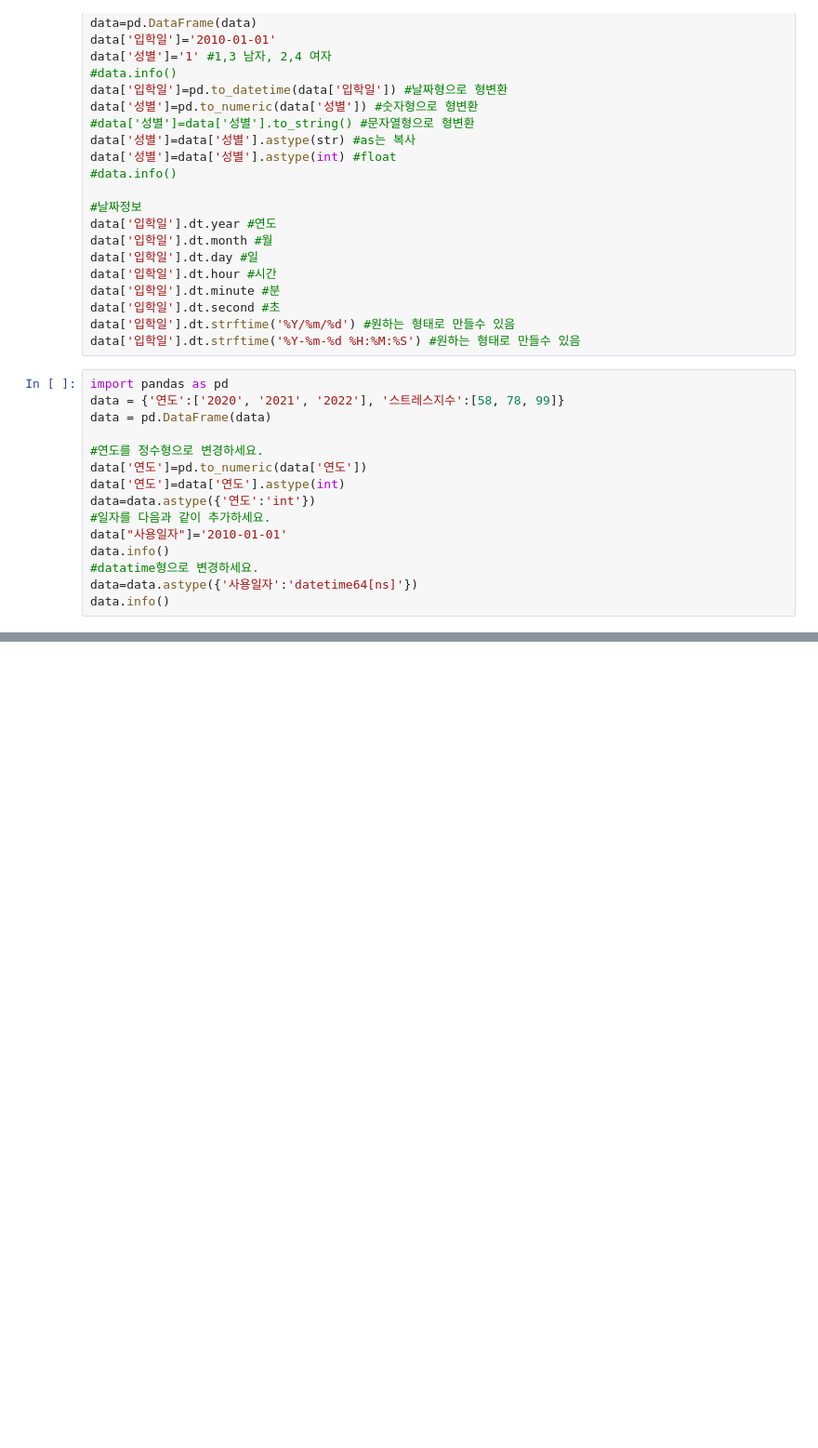
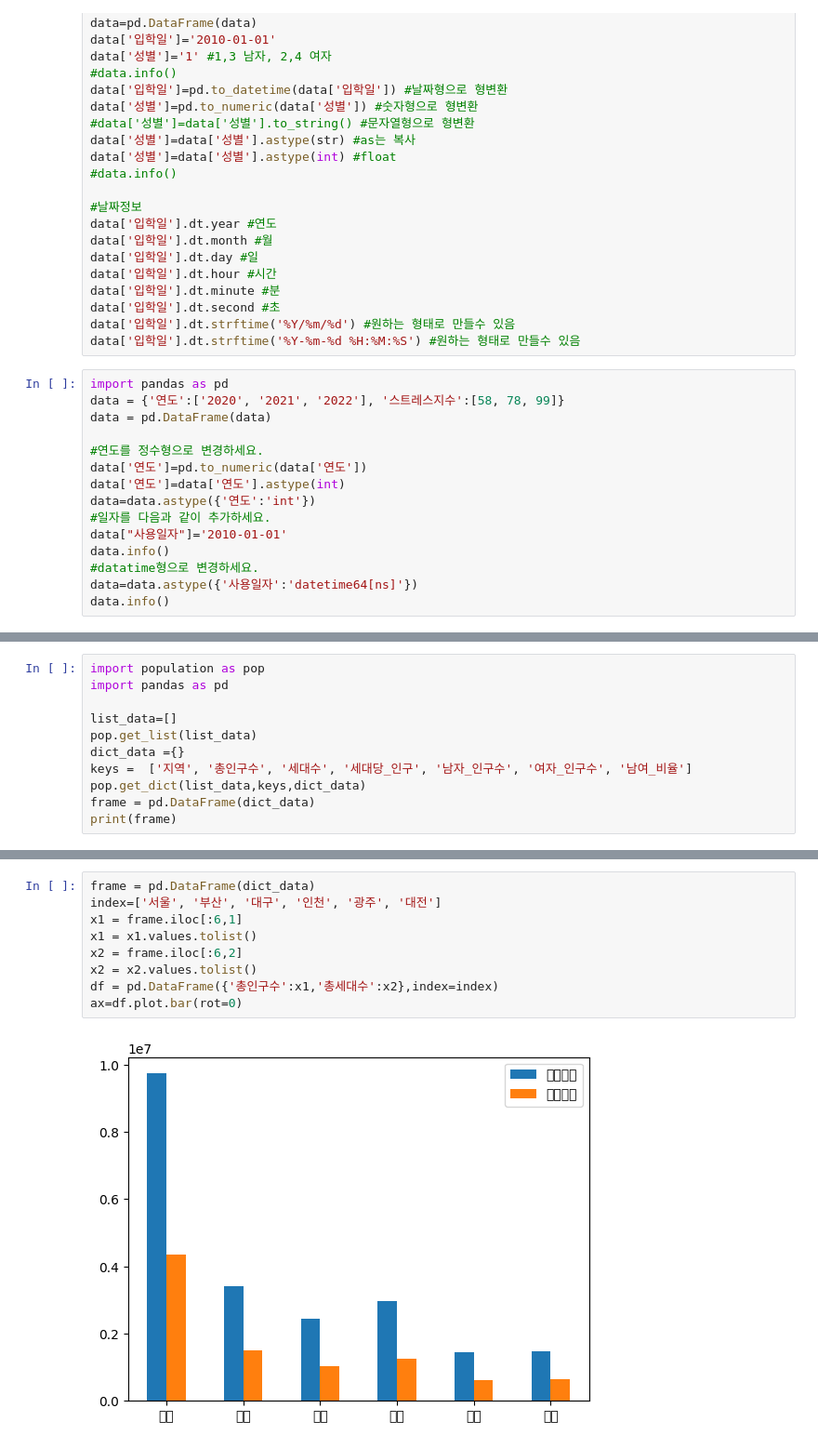
Before and after one commit to ljw971125/Python, a Jupyter notebook: pandas.ipynb, the cells around one changed output, grey strips where cells are left out. Shown at 93% size. Saved outputs shown, nothing was run; the diff lists cells and outputs as text; blank space fills up the shorter version.

```diff
--- a/pandas.ipynb
+++ b/pandas.ipynb
@@ -988,0 +998,11 @@ dtype: int64
+# %%
+import population as pop
+import pandas as pd
+
+list_data=[]
+pop.get_list(list_data)
+dict_data ={}
+keys =  ['지역', '총인구수', '세대수', '세대당_인구', '남자_인구수', '여자_인구수', '남여_비율']
+pop.get_dict(list_data,keys,dict_data)
+frame = pd.DataFrame(dict_data)
+print(frame)
@@ -988,0 +1030,11 @@ dtype: int64
+# %%
+frame = pd.DataFrame(dict_data)
+index=['서울', '부산', '대구', '인천', '광주', '대전']
+x1 = frame.iloc[:6,1]
+x1 = x1.values.tolist()
+x2 = frame.iloc[:6,2]
+x2 = x2.values.tolist()
+df = pd.DataFrame({'총인구수':x1,'총세대수':x2},index=index)
+ax=df.plot.bar(rot=0)
+# %% [output]
+[figure, added]
```
Also changed, not shown: parts of 12 cells of this notebook.
